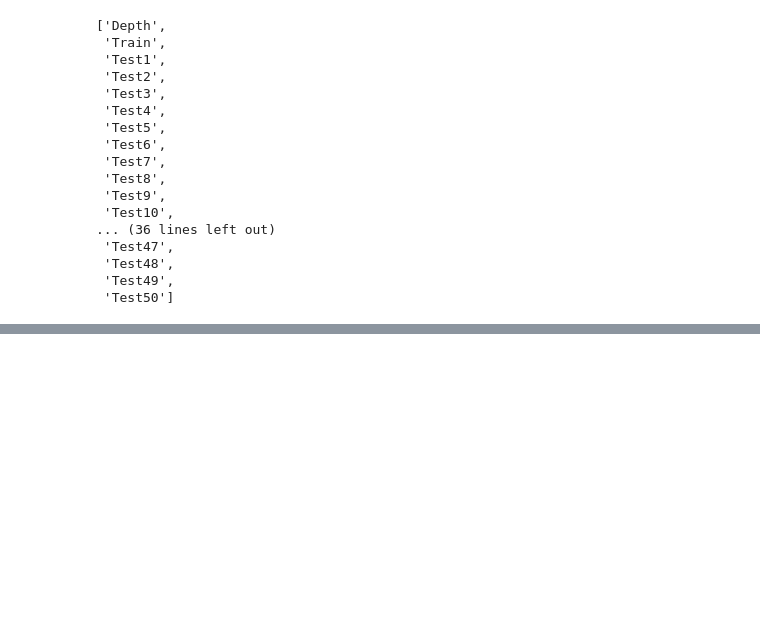
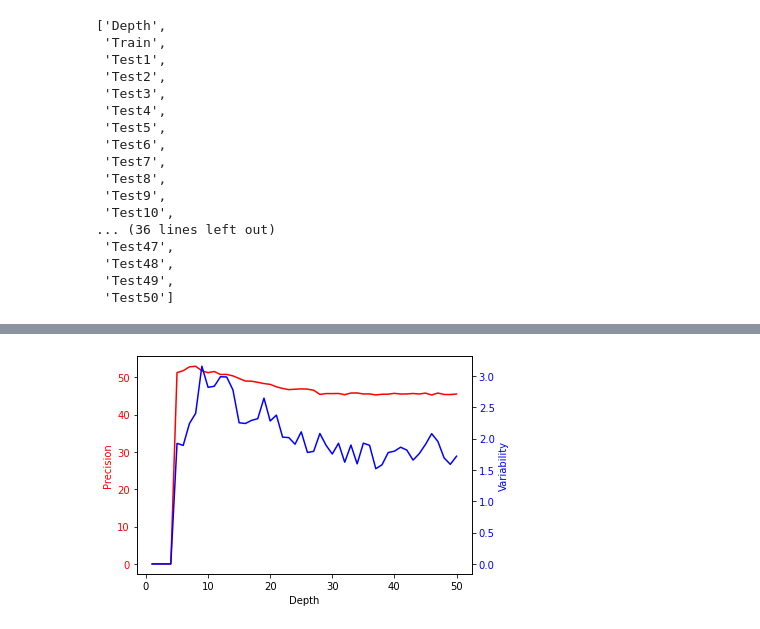
Before and after one commit to meenakshsundaram/AIML, a Jupyter notebook: DecisionTrees/src/covid19/preprocessing.ipynb, the cells around one changed output, grey strips where cells are left out. Saved outputs shown, nothing was run; the diff lists cells and outputs as text; code cells hidden in the pictures; blank space fills up the shorter version.

```diff
--- a/DecisionTrees/src/covid19/preprocessing.ipynb
+++ b/DecisionTrees/src/covid19/preprocessing.ipynb
@@ -585,0 +601,8 @@ accuracyDf.to_csv("accuracydf.csv")
+# %%
+pre_mean=[]
+pre_std = []
+for i in range(len(recallDf)):
+    test_mean = statistics.mean(precisionDf.iloc[i,2:])
+    pre_mean.append(test_mean)
+    test_std = statistics.stdev(precisionDf.iloc[i,2:])
+    pre_std.append(test_std)
@@ -588,0 +630,4 @@ precisionDf.to_csv("precisiondf.csv")
+# %%
+pre_x = np.array(precisionDf["Depth"])
+pre_mean = np.array(precisionDf["Mean"])
+pre_std = np.array(precisionDf["STD"])
@@ -588,0 +662,14 @@ precisionDf.to_csv("precisiondf.csv")
+# %%
+fig,ax1 = plt.subplots()
+fig.patch.set_facecolor(color="white")
+ax1.set_xlabel('Depth')
+ax1.set_ylabel('Precision', color = 'red')
+ax1.plot(pre_x, pre_mean, color = 'red')
+ax1.tick_params(axis ='y', labelcolor = 'red')
+ax2 = ax1.twinx()
+ax2.set_ylabel('Variability', color = 'blue')
+ax2.plot(pre_x, pre_std, color = 'blue')
+ax2.tick_params(axis ='y', labelcolor = 'blue')
+plt.show()
+# %% [output]
+[figure, added]
```
Also changed, not shown: parts of 13 cells of this notebook, 3 other files.
